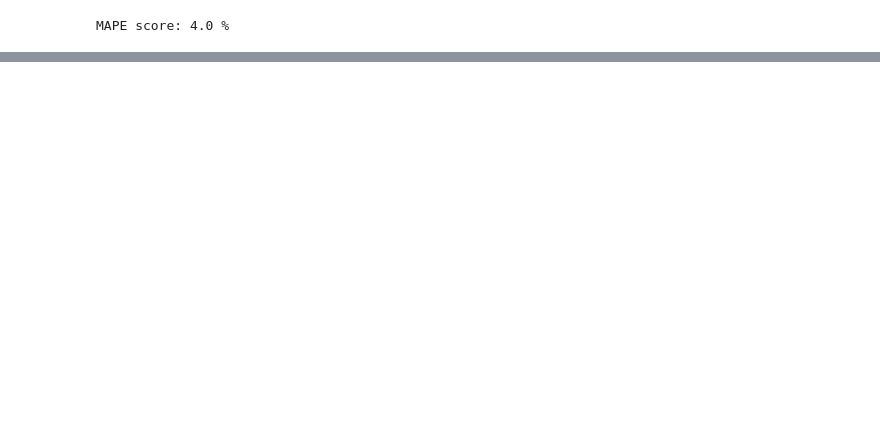
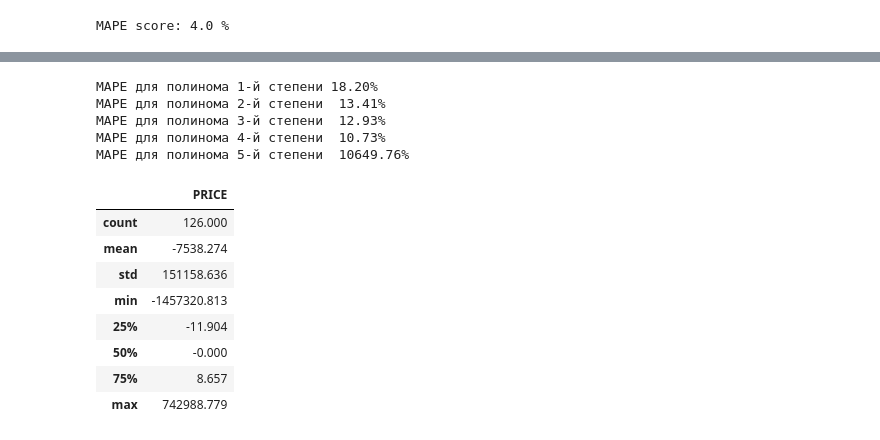
Before and after one commit to Motoborg/MATH_ML_2, a Jupyter notebook: NB_Y_OLE.ipynb, the cells around one changed output, grey strips where cells are left out. Cells and saved outputs as stored; diff of their text form; code cells hidden in the pictures; blank space fills up the shorter version.

```diff
--- a/NB_Y_OLE.ipynb
+++ b/NB_Y_OLE.ipynb
@@ -193,0 +199,7 @@ MAPE score: 4.0 %
+# %%
+def polynomial_regression(X, y, k):
+    poly = PolynomialFeatures(degree=k, include_bias=True)
+    X_poly = poly.fit_transform(X)
+    w_hat = np.linalg.inv(X_poly.T@X_poly)@X_poly.T@y
+    y_pred = X_poly @ w_hat
+    return X_poly, y_pred, w_hat
@@ -193,0 +208,19 @@ MAPE score: 4.0 %
+# %%
+from sklearn import datasets # для импорта данных
+# загружаем датасет
+boston = datasets.load_boston()
+boston_data = pd.DataFrame(
+    data=boston.data, #данные
+    columns=boston.feature_names #наименования столбцов
+)
+boston_data['PRICE'] = boston.target
+display(boston_data.head())
+
+A = boston_data[['LSTAT', 'PTRATIO', 'RM','CRIM']]
+y = boston_data[['PRICE']]
+
+A_poly, y_pred, w_hat = polynomial_regression(A, y, 1)
+A_poly2, y_pred2, w_hat2 = polynomial_regression(A, y, 2)
+A_poly3, y_pred3, w_hat3 = polynomial_regression(A, y, 3)
+A_poly4, y_pred4, w_hat4 = polynomial_regression(A, y, 4)
+A_poly5, y_pred5, w_hat5 = polynomial_regression(A, y, 5)
@@ -193,0 +251,25 @@ MAPE score: 4.0 %
+# %%
+print('MAPE для полинома 1-й степени {:.2f}%'.format(mean_absolute_percentage_error(y, y_pred)*100))
+print('MAPE для полинома 2-й степени  {:.2f}%'.format(mean_absolute_percentage_error(y, y_pred2)*100))
+print('MAPE для полинома 3-й степени  {:.2f}%'.format(mean_absolute_percentage_error(y, y_pred3)*100))
+print('MAPE для полинома 4-й степени  {:.2f}%'.format(mean_absolute_percentage_error(y, y_pred4)*100))
+print('MAPE для полинома 5-й степени  {:.2f}%'.format(mean_absolute_percentage_error(y, y_pred5)*100))
+# %% [output]
+MAPE для полинома 1-й степени 18.20%
+MAPE для полинома 2-й степени  13.41%
+MAPE для полинома 3-й степени  12.93%
+MAPE для полинома 4-й степени  10.73%
+MAPE для полинома 5-й степени  10649.76%
+# %%
+# Проанализируем полином пятой степени
+display(pd.DataFrame(w_hat5).describe())
+# %% [output]
+|  | PRICE |
+| count | 126.000 |
+| mean | -7538.274 |
+| std | 151158.636 |
+| min | -1457320.813 |
+| 25% | -11.904 |
+| 50% | -0.000 |
+| 75% | 8.657 |
+| max | 742988.779 |
```
Also changed, not shown: parts of 50 cells of this notebook.
